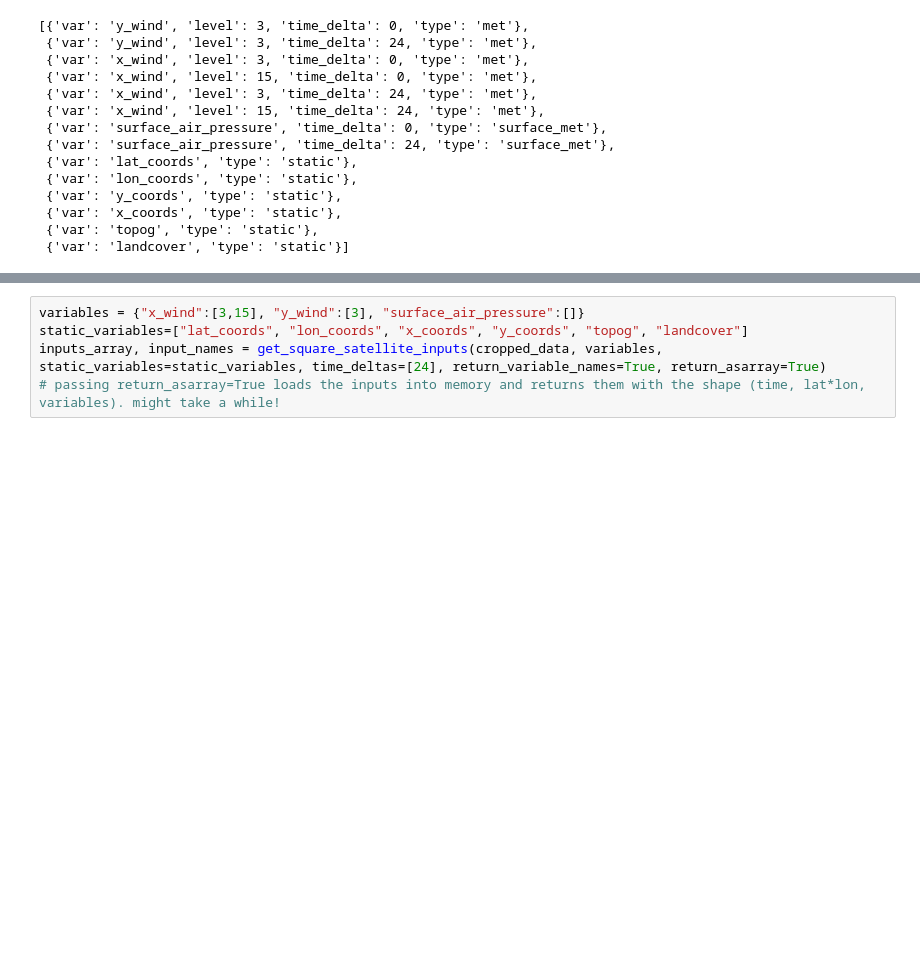
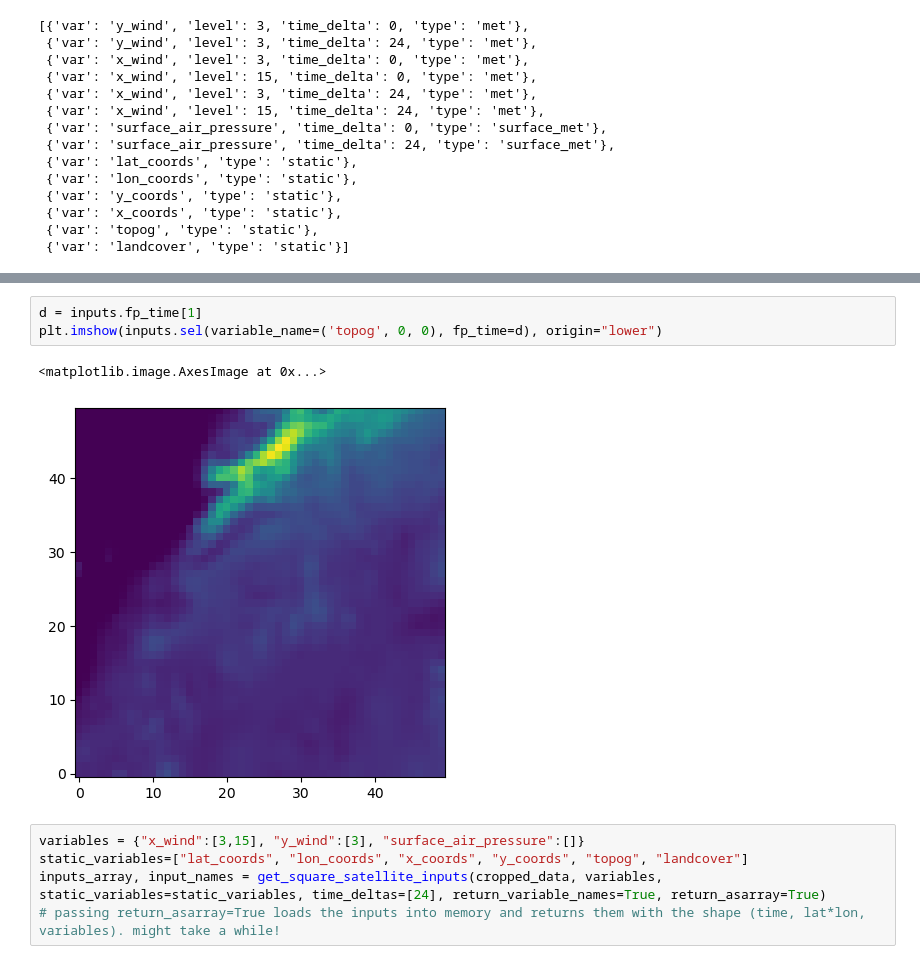
Before and after one commit to GATES-Lab/GATES_LPDM_emulator, a Jupyter notebook: examples.ipynb, the cells around one changed output, grey strips where cells are left out. Saved outputs shown, nothing was run; the diff lists cells and outputs as text; blank space fills up the shorter version.

```diff
--- a/examples.ipynb
+++ b/examples.ipynb
@@ -248,3 +278,9 @@ input_names # input_names is a dict with the same vaues as inputs.variable_name,
+# %%
+d = inputs.fp_time[1]
+plt.imshow(inputs.sel(variable_name=('topog', 0, 0), fp_time=d), origin="lower")
+# %% [output]
+<matplotlib.image.AxesImage at 0x...>
+[figure, added]
 # %%
 variables = {"x_wind":[3,15], "y_wind":[3], "surface_air_pressure":[]}
 static_variables=["lat_coords", "lon_coords", "x_coords", "y_coords", "topog", "landcover"]
```
Also changed, not shown: parts of 8 cells of this notebook.
